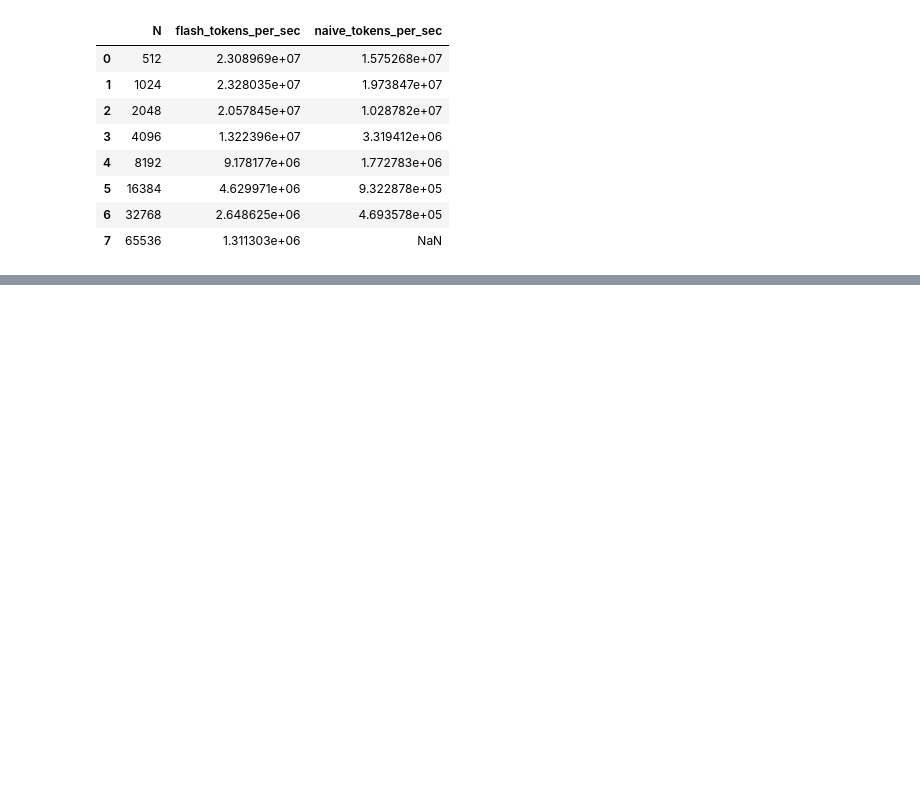
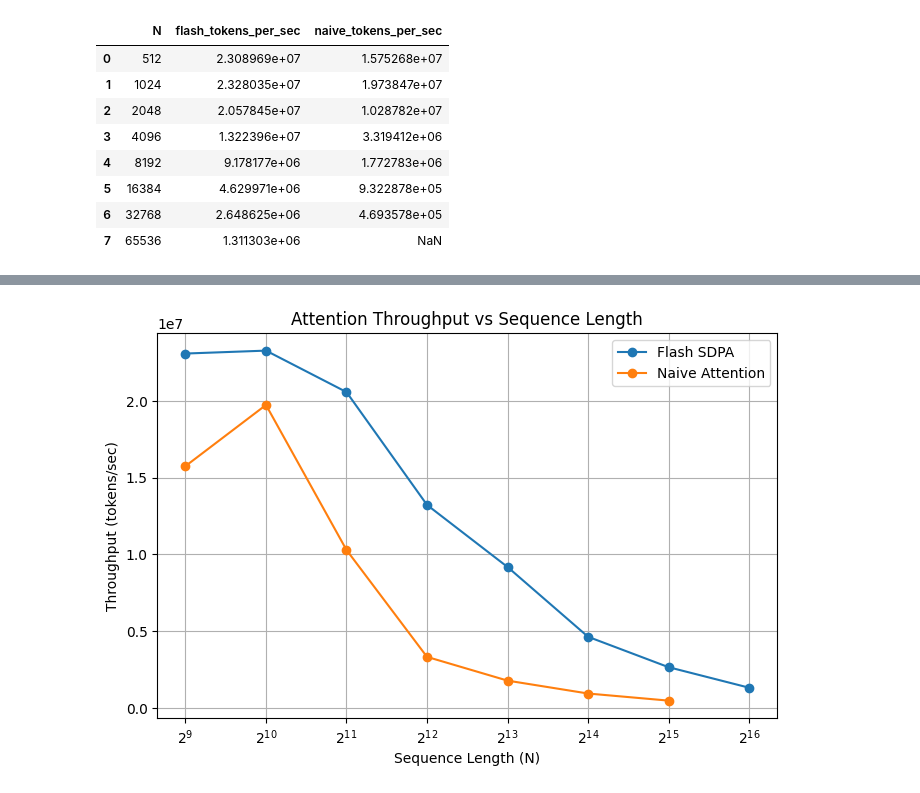
Before and after one commit to deepinsightai/flash-attention, a Jupyter notebook: blackwell_sdpa_smoke_test.ipynb, the cells around one changed output, grey strips where cells are left out. Drawn from its saved outputs; the diff is of its cells as text; code cells hidden in the pictures; blank space fills up the shorter version.

Commit message:
Add throughput comparison plot

```diff
--- a/blackwell_sdpa_smoke_test.ipynb
+++ b/blackwell_sdpa_smoke_test.ipynb
@@ -539,0 +546,28 @@ df[
+# %%
+plt.figure(figsize=(8, 5))
+
+plt.plot(
+    df["N"],
+    df["flash_tokens_per_sec"],
+    marker="o",
+    label="Flash SDPA"
+)
+
+plt.plot(
+    df["N"],
+    df["naive_tokens_per_sec"],
+    marker="o",
+    label="Naive Attention"
+)
+
+plt.xscale("log", base=2)
+
+plt.xlabel("Sequence Length (N)")
+plt.ylabel("Throughput (tokens/sec)")
+plt.title("Attention Throughput vs Sequence Length")
+plt.legend()
+plt.grid(True)
+
+plt.show()
+# %% [output]
+[figure, added]
```
Also changed, not shown: parts of 1 cell of this notebook.
